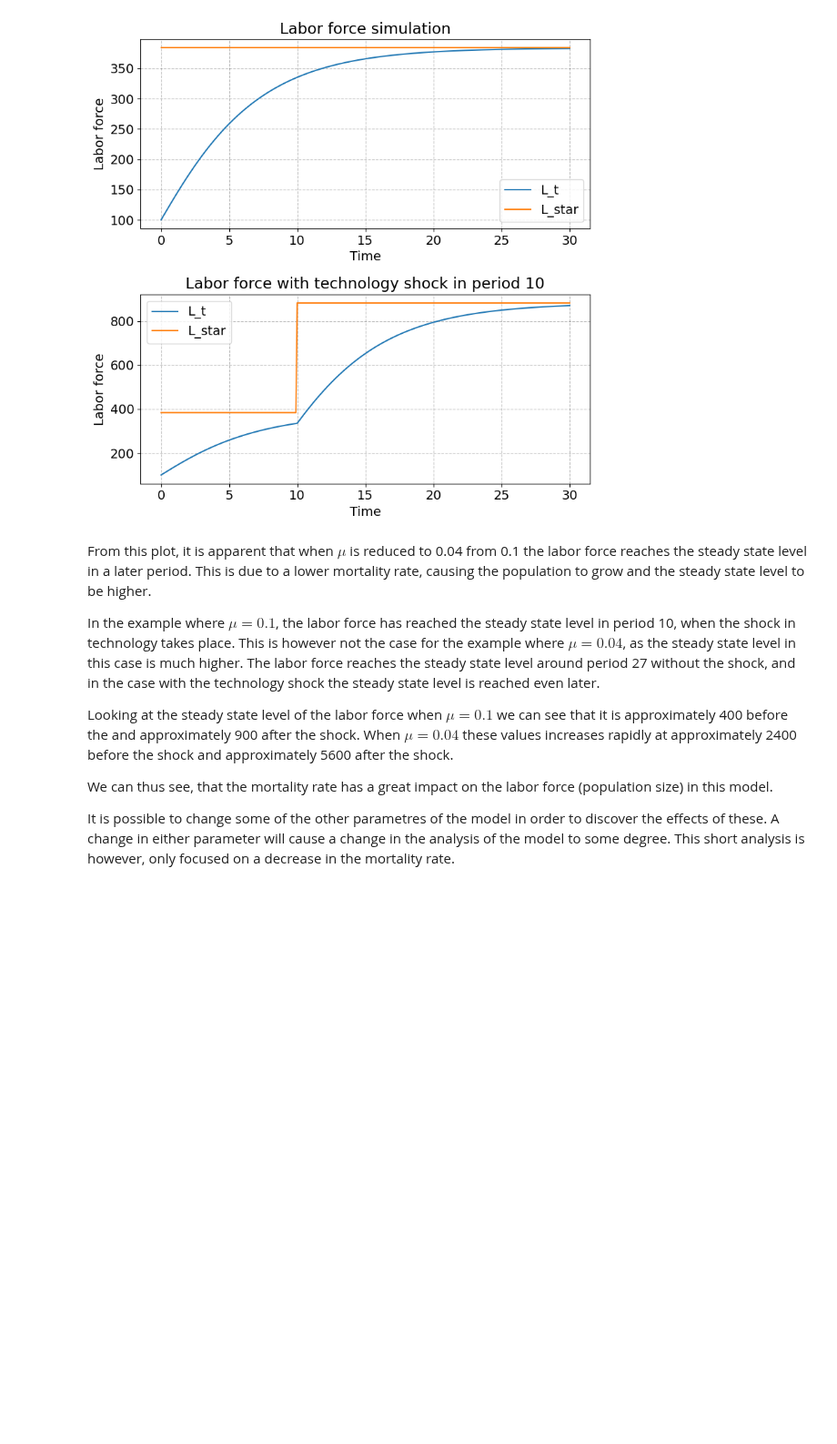
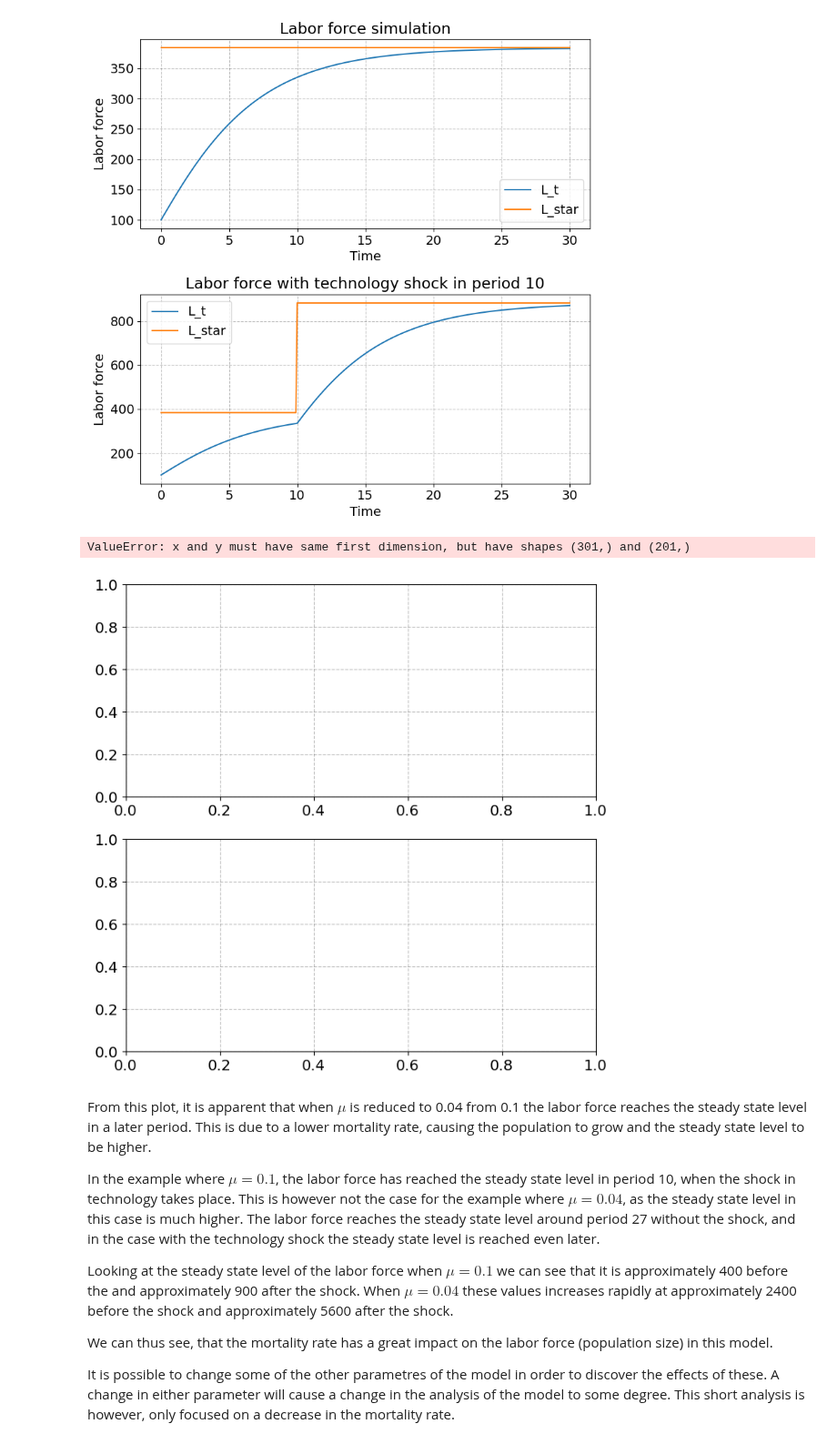
Before and after one commit to NumEconCopenhagen/projects-2023-mmj, a Jupyter notebook: modelproject/modelproject.ipynb, the cells around one changed output. Shown at 91% size. Drawn from its saved outputs; the diff is of its cells as text; code cells hidden in the pictures; blank space fills up the shorter version.

```diff
--- a/modelproject/modelproject.ipynb
+++ b/modelproject/modelproject.ipynb
@@ -325,6 +325,29 @@ plt.tight_layout()
 plt.show()
 # %% [output]
 [figure]
+# %%
+# plot output per worker simulation and state state value
+fig, axs = plt.subplots(2, 1, figsize=(8, 8))
+axs[0].plot(t_values, y_t_values, label='y_t')
+axs[0].plot(t_values, y_star_values, label='y_star')
+axs[0].set_xlabel('Time')
+axs[0].set_ylabel('Output per worker')
+axs[0].set_title('Output per worker simulation')
+axs[0].legend()
+
+# plot output per worker simulation and state state value with a positive shock to the technology curve
+axs[1].plot(t_values_shock, y_t_values_shock, label='y_t')
+axs[1].plot(t_values_shock, y_star_values_shock, label='y_star')
+axs[1].set_xlabel('Time')
+axs[1].set_ylabel('Output per worker')
+axs[1].set_title('Output per worker with technology shock in period 10')
+axs[1].legend()
+
+plt.tight_layout()
+plt.show()
+# %% [output]
+ValueError: x and y must have same first dimension, but have shapes (301,) and (201,)
+[figure, added]
 # %% [markdown]
 From this plot, it is apparent that when $\mu$ is reduced to 0.04 from 0.1 the labor force reaches the steady state level in a later period. This is due to a lower mortality rate, causing the population to grow and the steady state level to be higher.
 
```
Also changed, not shown: parts of 2 cells of this notebook.
